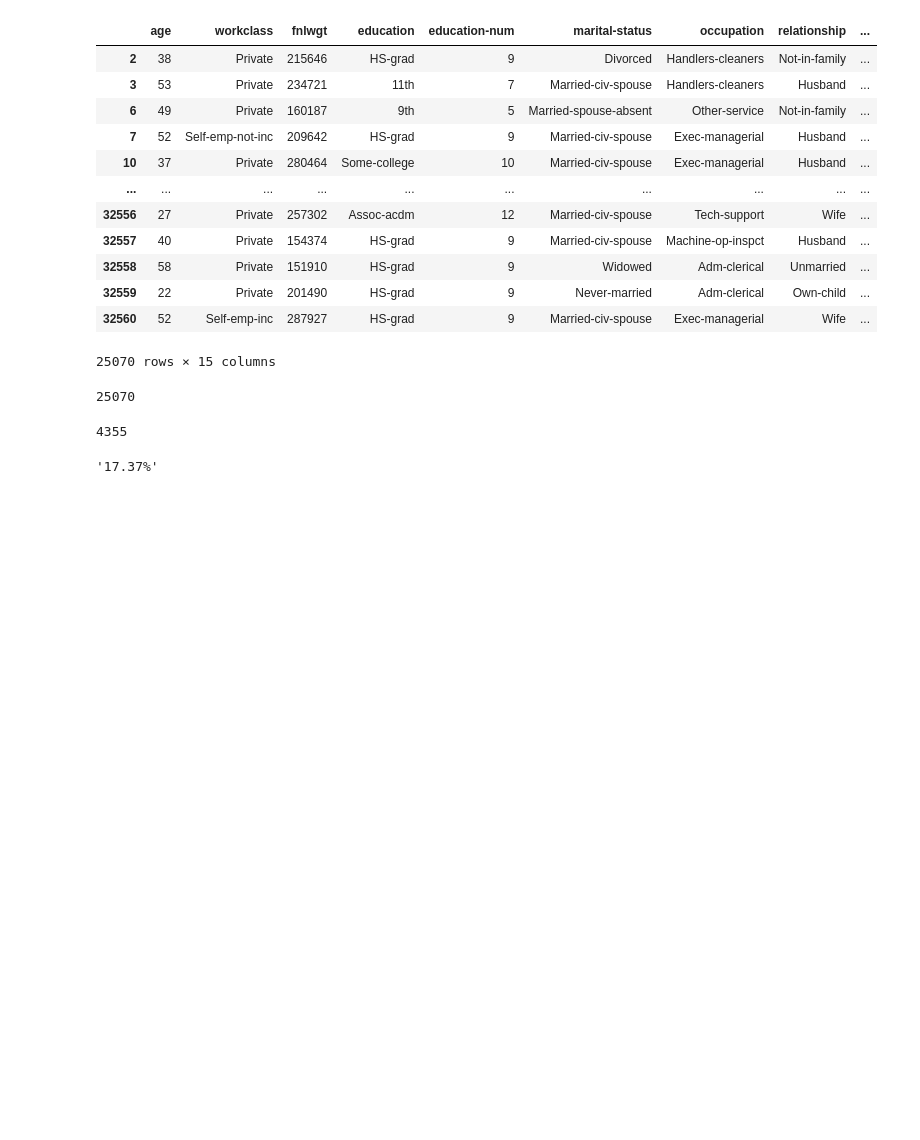
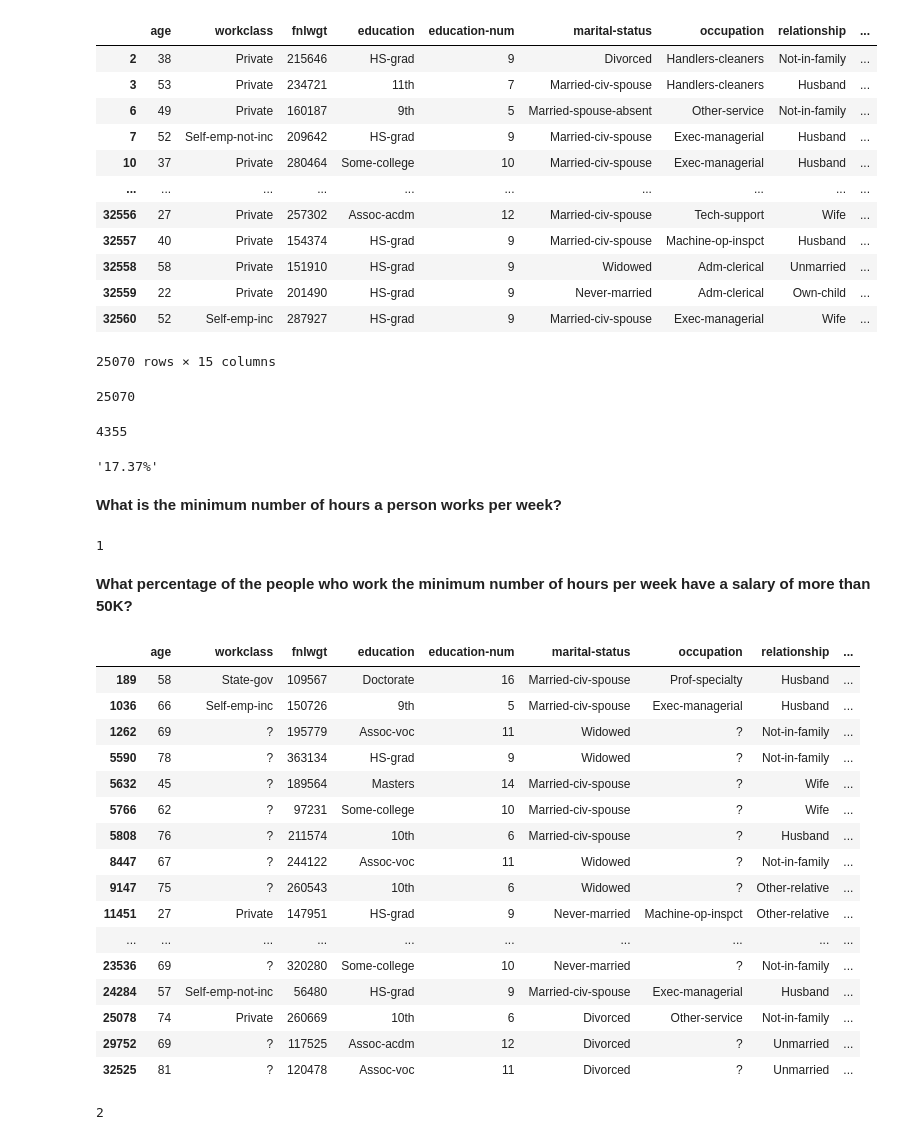
Before and after one commit to Gaspar99/Demographic-Data-Analyzer, a Jupyter notebook: demographic_data_analyzer.ipynb, the cells around one changed output. Drawn from its saved outputs; the diff is of its cells as text; code cells hidden in the pictures; blank space fills up the shorter version.

Commit message:
min hours per week 50K

```diff
--- a/demographic_data_analyzer.ipynb
+++ b/demographic_data_analyzer.ipynb
@@ -167,3 +167,41 @@ not_advanced_education_50K = "{:.2%}".format(nae_salary_50K.shape[0] / not_advan
 not_advanced_education_50K
 # %% [output]
 '17.37%'
+# %% [markdown]
+**What is the minimum number of hours a person works per week?**
+# %%
+min_hours_per_week = adult_data['hours-per-week'].min()
+
+min_hours_per_week
+# %% [output]
+1
+# %% [markdown]
+**What percentage of the people who work the minimum number of hours per week have a salary of more than 50K?**
+# %%
+#filtrado por las personas que trabajan el minimo de horas por semana
+
+min_hours_per_week_people = adult_data.loc[adult_data["hours-per-week"] == min_hours_per_week]
+
+min_hours_per_week_people
+# %% [output]
+|  | age | workclass | fnlwgt | education | education-num | marital-status | occupation | relationship | ... |
+| 189 | 58 | State-gov | 109567 | Doctorate | 16 | Married-civ-spouse | Prof-specialty | Husband | ... |
+| 1036 | 66 | Self-emp-inc | 150726 | 9th | 5 | Married-civ-spouse | Exec-managerial | Husband | ... |
+| 1262 | 69 | ? | 195779 | Assoc-voc | 11 | Widowed | ? | Not-in-family | ... |
+| 5590 | 78 | ? | 363134 | HS-grad | 9 | Widowed | ? | Not-in-family | ... |
+| 5632 | 45 | ? | 189564 | Masters | 14 | Married-civ-spouse | ? | Wife | ... |
+| 5766 | 62 | ? | 97231 | Some-college | 10 | Married-civ-spouse | ? | Wife | ... |
+| 5808 | 76 | ? | 211574 | 10th | 6 | Married-civ-spouse | ? | Husband | ... |
+| 8447 | 67 | ? | 244122 | Assoc-voc | 11 | Widowed | ? | Not-in-family | ... |
+| 9147 | 75 | ? | 260543 | 10th | 6 | Widowed | ? | Other-relative | ... |
+| 11451 | 27 | Private | 147951 | HS-grad | 9 | Never-married | Machine-op-inspct | Other-relative | ... |
+| ... | ... | ... | ... | ... | ... | ... | ... | ... | ... |
+| 23536 | 69 | ? | 320280 | Some-college | 10 | Never-married | ? | Not-in-family | ... |
+| 24284 | 57 | Self-emp-not-inc | 56480 | HS-grad | 9 | Married-civ-spouse | Exec-managerial | Husband | ... |
+| 25078 | 74 | Private | 260669 | 10th | 6 | Divorced | Other-service | Not-in-family | ... |
+| 29752 | 69 | ? | 117525 | Assoc-acdm | 12 | Divorced | ? | Unmarried | ... |
+| 32525 | 81 | ? | 120478 | Assoc-voc | 11 | Divorced | ? | Unmarried | ... |
+# %%
+min_hours_per_week_people.loc[min_hours_per_week_people['salary'] == ">50K"].shape[0]
+# %% [output]
+2
```
